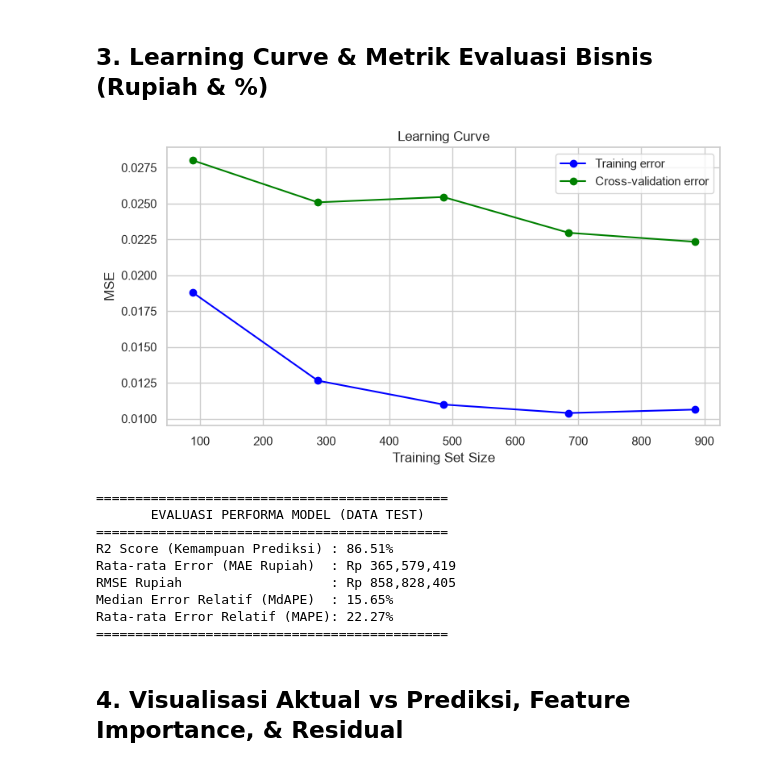
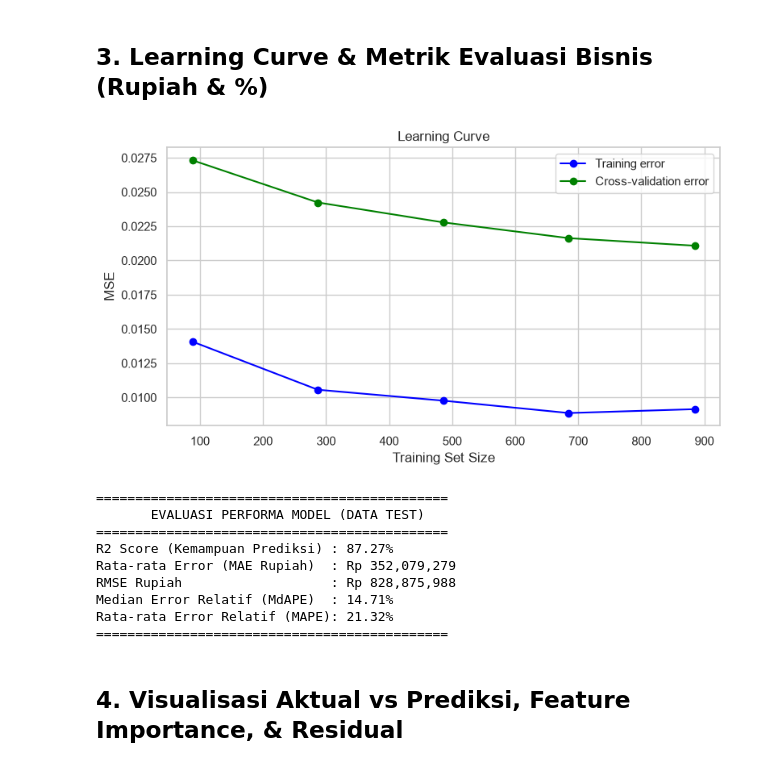
Before and after one commit to Affanzaky06/pPrediksi_Harga_Rumah_DS, a Jupyter notebook: notebooks/04_modeling_evaluation.ipynb, the cells around one changed output. Drawn from its saved outputs; the diff is of its cells as text; code cells hidden in the pictures.

Commit message:
perf(model): tune RandomForestRegressor with GroupKFold and finalize repo for submission

```diff
--- a/notebooks/04_modeling_evaluation.ipynb
+++ b/notebooks/04_modeling_evaluation.ipynb
@@ -98,31 +98,31 @@ Test R2     : 0.865137
 ## 3. Learning Curve & Metrik Evaluasi Bisnis (Rupiah & %)
 # %%
 train_sizes, train_mean, test_mean = compute_learning_curve_stats(
-    model_terbaik, prep.X_train_final, prep.y_train, cv=5
+    model_terbaik, prep.X_train_final, prep.y_train, cv=5, groups=grup_cv
 )
 fig = plot_learning_curve(train_sizes, train_mean, test_mean)
 plt.show()
 
 metrics = compute_regression_metrics(prep.y_test, y_test_pred_log)
 print("=" * 45)
 print("       EVALUASI PERFORMA MODEL (DATA TEST)")
 print("=" * 45)
 print(f"R2 Score (Kemampuan Prediksi) : {metrics['r2'] * 100:.2f}%")
 print(f"Rata-rata Error (MAE Rupiah)  : Rp {metrics['mae_rupiah']:,.0f}")
 print(f"RMSE Rupiah                   : Rp {metrics['rmse_rupiah']:,.0f}")
 print(f"Median Error Relatif (MdAPE)  : {metrics['mdape']:.2f}%")
 print(f"Rata-rata Error Relatif (MAPE): {metrics['mape']:.2f}%")
 print("=" * 45)
 # %% [output]
-[figure, old version]
+[figure, new version]
 =============================================
        EVALUASI PERFORMA MODEL (DATA TEST)
 =============================================
-R2 Score (Kemampuan Prediksi) : 86.51%
-Rata-rata Error (MAE Rupiah)  : Rp 365,579,419
-RMSE Rupiah                   : Rp 858,828,405
-Median Error Relatif (MdAPE)  : 15.65%
-Rata-rata Error Relatif (MAPE): 22.27%
+R2 Score (Kemampuan Prediksi) : 87.27%
+Rata-rata Error (MAE Rupiah)  : Rp 352,079,279
+RMSE Rupiah                   : Rp 828,875,988
+Median Error Relatif (MdAPE)  : 14.71%
+Rata-rata Error Relatif (MAPE): 21.32%
 =============================================
 # %% [markdown]
 ## 4. Visualisasi Aktual vs Prediksi, Feature Importance, & Residual
```
Also changed, not shown: parts of 4 cells of this notebook, 12 other files.
